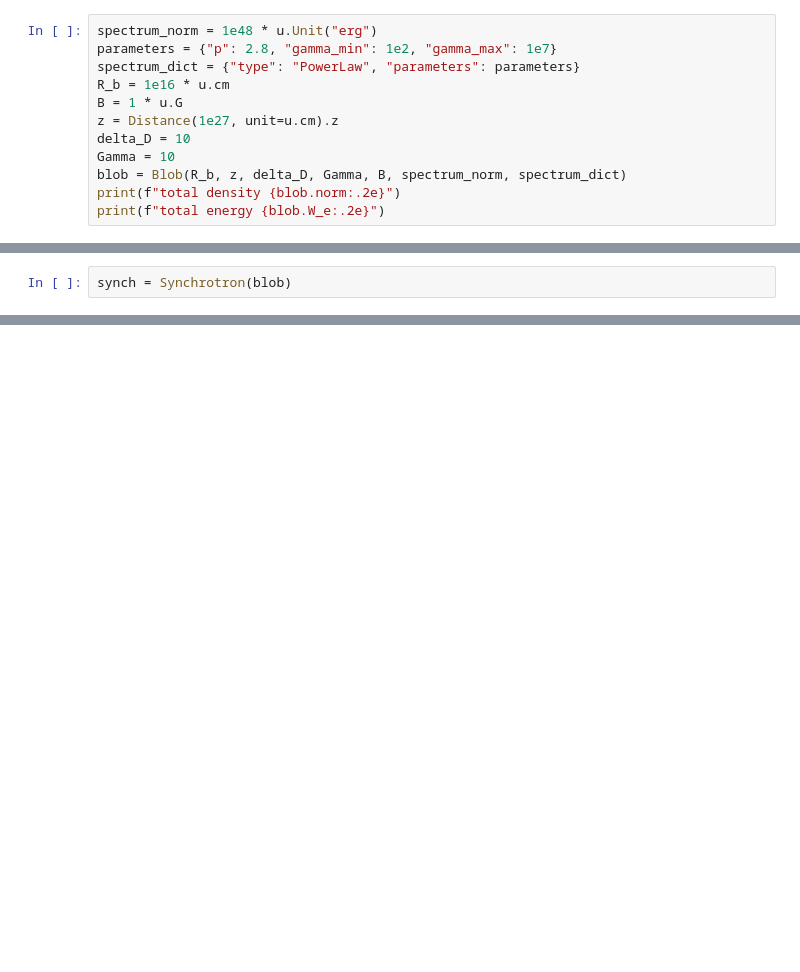
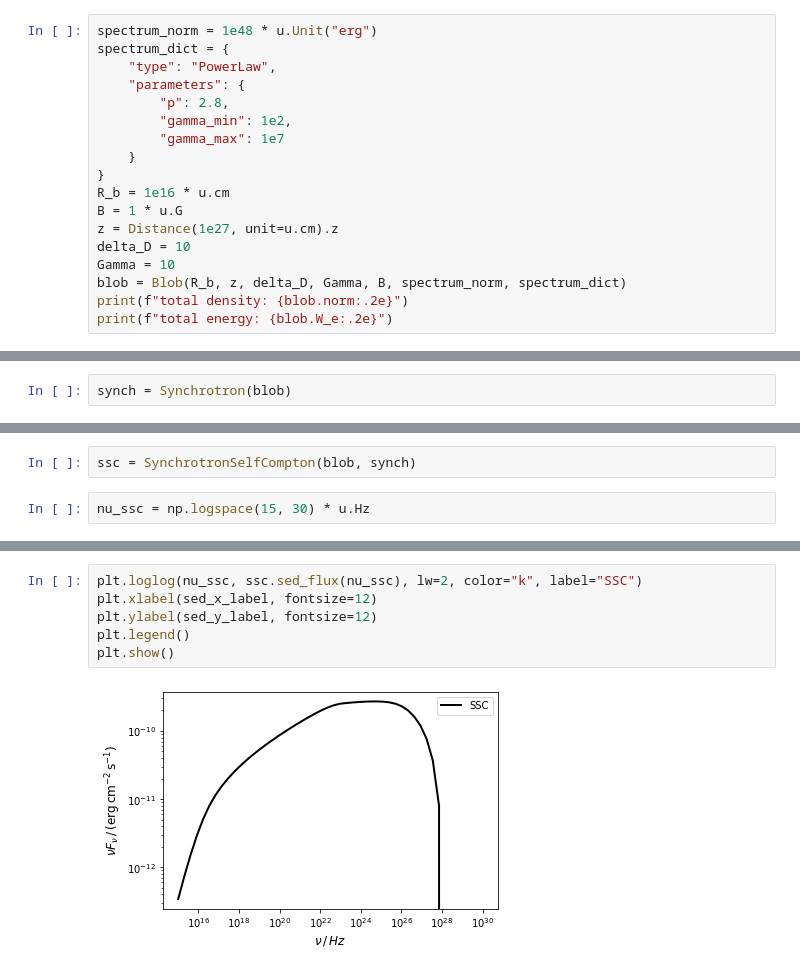
Before and after one commit to cosimoNigro/agnpy, a Jupyter notebook: tutorials/synchrotron.ipynb, the cells around one changed output, grey strips where cells are left out. Saved outputs shown, nothing was run; the diff lists cells and outputs as text; blank space fills up the shorter version.

Commit message:
reordered Compton processes, only SSC adjusted

```diff
--- a/tutorials/synchrotron.ipynb
+++ b/tutorials/synchrotron.ipynb
@@ -13,15 +16,21 @@ sed_x_label = r"$\nu\,/\,Hz$"
 sed_y_label = r"$\nu F_{\nu}\,/\,(\mathrm{erg}\,\mathrm{cm}^{-2}\,\mathrm{s}^{-1})$"
 # %%
 spectrum_norm = 1e48 * u.Unit("erg")
-parameters = {"p": 2.8, "gamma_min": 1e2, "gamma_max": 1e7}
-spectrum_dict = {"type": "PowerLaw", "parameters": parameters}
+spectrum_dict = {
+    "type": "PowerLaw",
+    "parameters": {
+        "p": 2.8,
+        "gamma_min": 1e2,
+        "gamma_max": 1e7
+    }
+}
 R_b = 1e16 * u.cm
 B = 1 * u.G
 z = Distance(1e27, unit=u.cm).z
 delta_D = 10
 Gamma = 10
 blob = Blob(R_b, z, delta_D, Gamma, B, spectrum_norm, spectrum_dict)
-print(f"total density {blob.norm:.2e}")
-print(f"total energy {blob.W_e:.2e}")
+print(f"total density: {blob.norm:.2e}")
+print(f"total energy: {blob.W_e:.2e}")
 # %% [output]
 normalising power-law to total energy density u_e: 2.39e-01 erg / cm3
@@ -76,3 +79,7 @@ def _com_sed_emissivity(epsilon, gamma, N_e, B):
 [figure]
+# %%
+ssc = SynchrotronSelfCompton(blob, synch)
+# %%
+nu_ssc = np.logspace(15, 30) * u.Hz
 # %%
 %%timeit
@@ -86,0 +89,8 @@ synch.sed_flux(nu, SSA=True)
+# %%
+plt.loglog(nu_ssc, ssc.sed_flux(nu_ssc), lw=2, color="k", label="SSC")
+plt.xlabel(sed_x_label, fontsize=12)
+plt.ylabel(sed_y_label, fontsize=12)
+plt.legend()
+plt.show()
+# %% [output]
+[figure, added]
```
Also changed, not shown: parts of 12 cells of this notebook, 27 other files.
